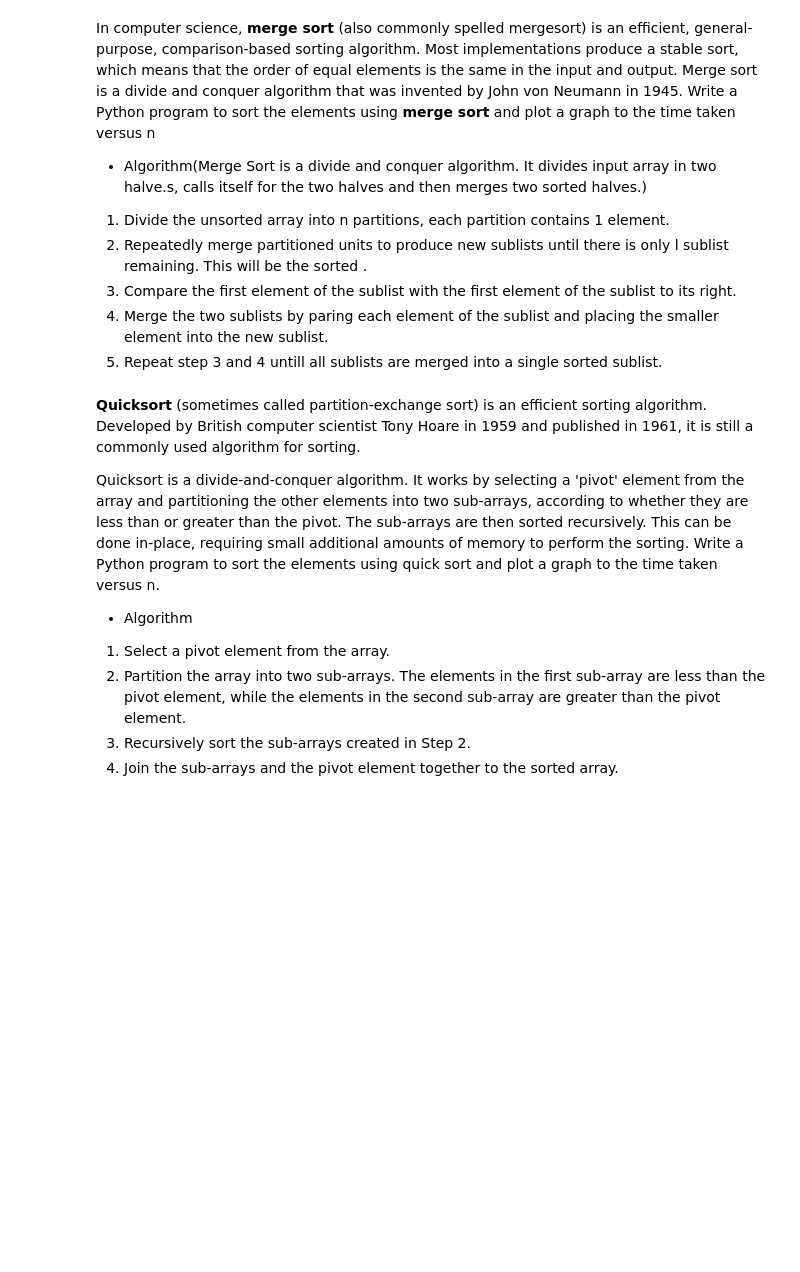
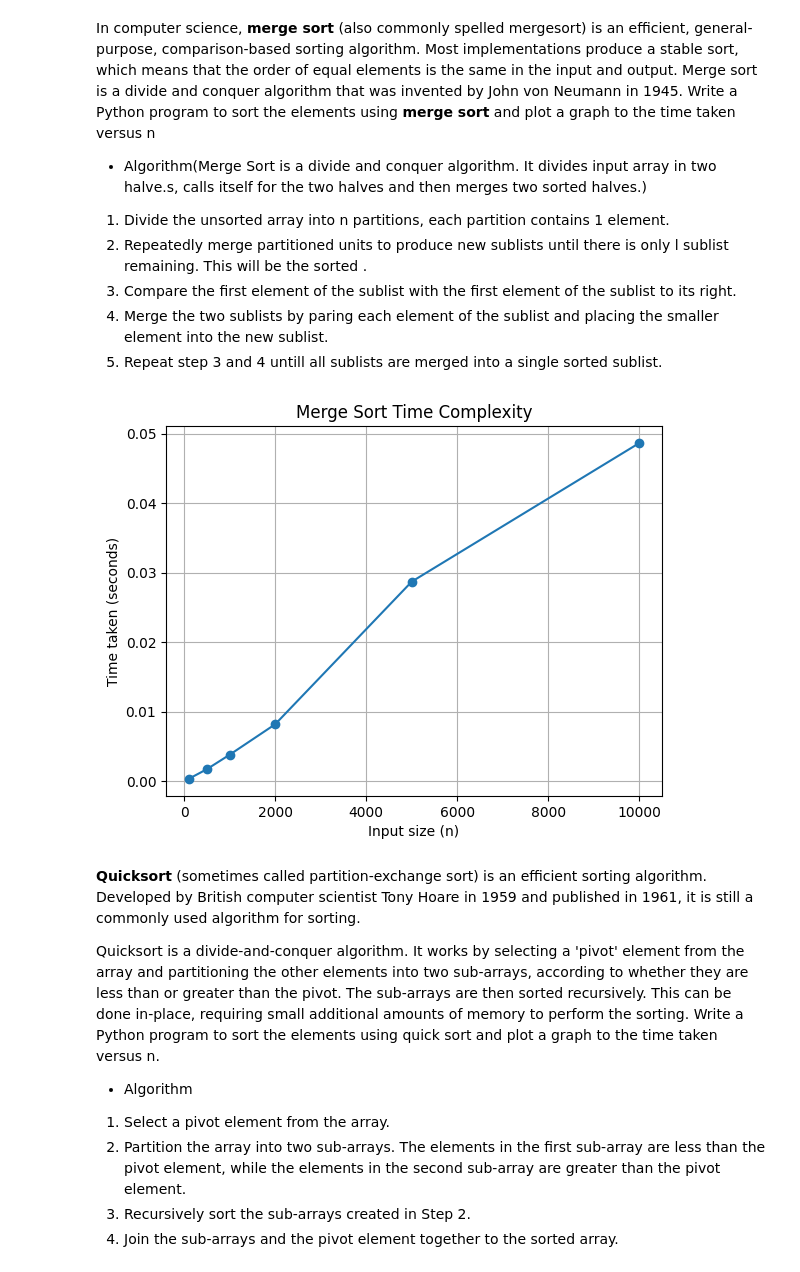
Before and after one commit to Kratikaneekhra/kn, a Jupyter notebook: Lab_5.ipynb, the cells around one changed output. Drawn from its saved outputs; the diff is of its cells as text; code cells hidden in the pictures; blank space fills up the shorter version.

```diff
--- a/Lab_5.ipynb
+++ b/Lab_5.ipynb
@@ -89,3 +87,60 @@ Write a Python program to sort the elements using **merge sort** and plot a grap
+# %%
+#write code for above cell and compute the running time and also plot graph.
+
+import time
+import random
+import matplotlib.pyplot as plt
+
+
+def merge(left, right):
+    result = []
+    i = j = 0
+
+
+    while i < len(left) and j < len(right):
+        if left[i] <= right[j]:
+            result.append(left[i])
+            i += 1
+        else:
+            result.append(right[j])
+            j += 1
+
+
+    result.extend(left[i:])
+    result.extend(right[j:])
+    return result
+
+
+def merge_sort(arr):
+    if len(arr) <= 1:
+        return arr
+
+    mid = len(arr) // 2
+    left = merge_sort(arr[:mid])
+    right = merge_sort(arr[mid:])
+
+    return merge(left, right)
+
+
+sizes = [100, 500, 1000, 2000, 5000, 10000]
+times = []
+
+for n in sizes:
+    arr = [random.randint(0, 10000) for _ in range(n)]
+    start = time.time()
+    merge_sort(arr)
+    end = time.time()
+    times.append(end - start)
+
+
+plt.plot(sizes, times, marker='o')
+plt.xlabel("Input size (n)")
+plt.ylabel("Time taken (seconds)")
+plt.title("Merge Sort Time Complexity")
+plt.grid(True)
+plt.show()
+# %% [output]
+[figure, added]
 # %% [markdown]
 **Quicksort** (sometimes called partition-exchange sort) is an efficient sorting algorithm. Developed by British computer scientist Tony Hoare in 1959 and published in 1961, it is still a commonly used algorithm for sorting.
 
```
Also changed, not shown: parts of 6 cells of this notebook.
